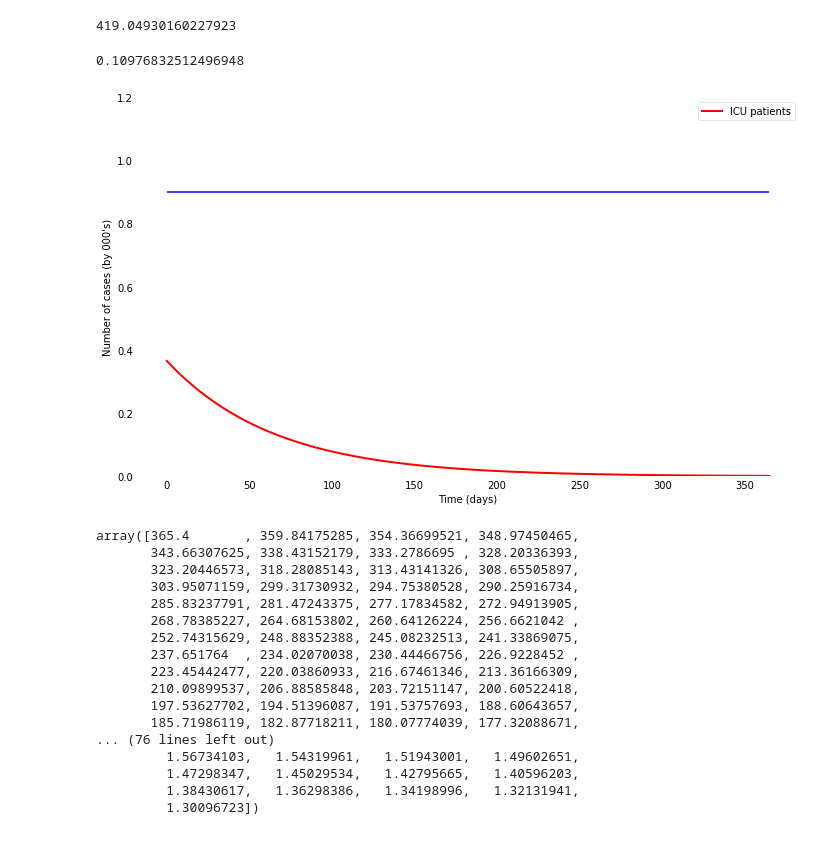
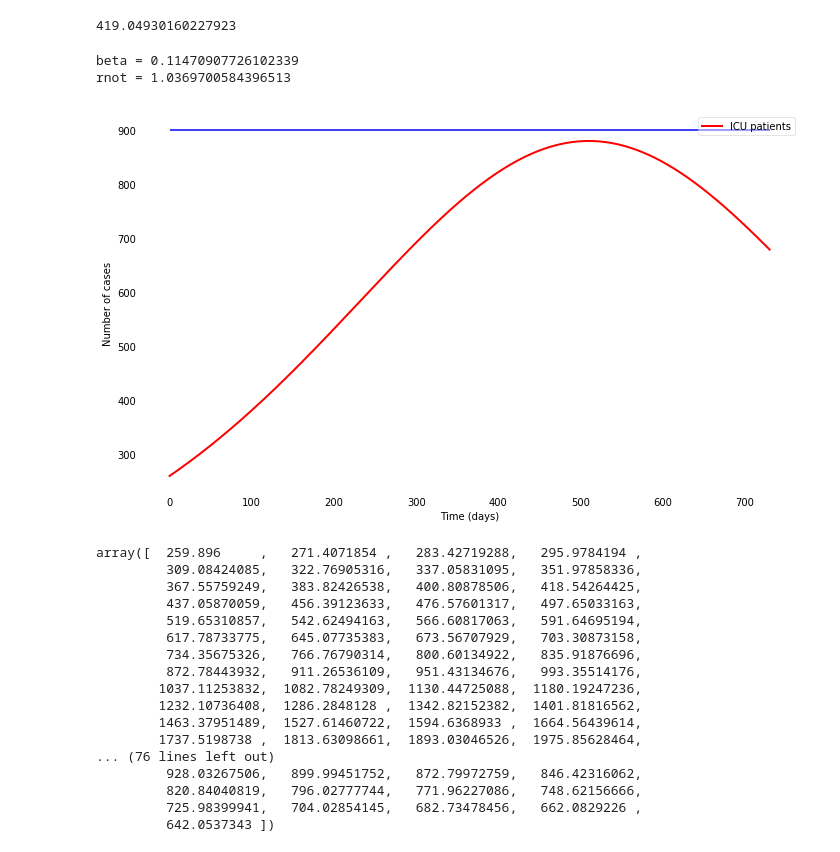
Before and after one commit to ericphamhung/covid-19, a Jupyter notebook: ontario_new.ipynb, the cells around one changed output. Cells and saved outputs as stored; diff of their text form; code cells hidden in the pictures.

```diff
--- a/ontario_new.ipynb
+++ b/ontario_new.ipynb
@@ -20,7 +20,7 @@ region = 'Ontario'
 # X3 = tor_df.count().iloc[:,1]   # for toronto
 # region = 'Toronto'
 
-# X3.drop(X3.tail(2).index,inplace=True)
+X3.drop(X3.tail(2).index,inplace=True)
 # %%
 from math import exp, sqrt
 from scipy import optimize
@@ -283,16 +297,28 @@ dsdt_from_data
 419.04930160227923
 # %%
 # get beta
-# dsdt = dsdt_from_data   #change from precious day
-dsdt = 401   #change from precious day
+
+dsdt = dsdt_from_data   #change from precious day
+# dsdt = 401   #change from precious day
 n = 14570000    #total pop
 it = 3654       # currently infectious
 rt = 3395       # currently recovered
 st = n - rt     # currently suscptible
 beta_from_data = (dsdt * n)/(st * it)
-beta_from_data
+gamma = 1/9.04     # time to recovery or death (average of 14 days)
+
+
+implied_rnot = beta_from_data/gamma
+print('beta = {}'.format(beta_from_data))
+print('rnot = {}'.format(implied_rnot))
+
+#rates (in 1/days)
+# rnot = 1.5      # estimated to be between 1.4 - 3.8
+# beta = rnot*gamma     # infection rate
+beta = beta_from_data
 # %% [output]
-0.10976832512496948
+beta = 0.11470907726102339
+rnot = 1.0369700584396513
 # %%
 import numpy as np
 from scipy.integrate import odeint
@@ -303,21 +329,16 @@ import matplotlib.pyplot as plt
 N = 14570000
 
 # initial number of infected and recovered
-I0 = 3654
-R0 = 3395
+I0 = 3822
+R0 = 3648
 
 # everyone else
 S0 = N- I0 - R0
 
 
-#rates (in 1/days)
-rnot = 1.5      # estimated to be between 1.4 - 3.8
-gamma = 1/8      # time to recovery or death (average of 14 days)
-# beta = rnot*gamma     # infection rate
-beta = beta_from_data
 
 # create grid of time points
-days = 365
+days = 365*2
 t = np.linspace(0,days,days)
 
 # differential equations with SIR model
@@ -334,56 +355,56 @@ y0 = S0, I0, R0
 # integration SIR equation over time space
 ret = odeint(deriv, y0, t, args=(N,beta,gamma))
 S, I, R = ret.T
 
 # hospitalization rate
-h_rate = 0.10
+h_rate = 0.068
 
 # Plot the data on three separate curves for S(t), I(t) and R(t)
 
 fig = plt.figure(facecolor='w',figsize=(10, 6))
 ax = fig.add_subplot(111, axisbelow=True)
 # ax.plot(t, S/1000, 'k', alpha=0.5, lw=2, label='S(t)')
 # ax.plot(t, I/1000, 'r', alpha=0.5, lw=2, label='I(t)')
-ax.plot(t, (I/1000)*h_rate, 'r', alpha=1, lw=2, label='ICU patients')
+ax.plot(t, (I)*h_rate, 'r', alpha=1, lw=2, label='ICU patients')
 # ax.plot(t, R/1000, 'green', alpha=1, lw=2, label='R(t)')
 ax.set_xlabel('Time (days)')
-ax.set_ylabel("Number of cases (by 000's)")
-ax.set_ylim(0,1.2)
+ax.set_ylabel("Number of cases")
+# ax.set_ylim(0,1.2)
 ax.yaxis.set_tick_params(length=0)
 ax.xaxis.set_tick_params(length=0)
 ax.grid(b=True, which='major', c='w', lw=2, ls='-')
 legend = ax.legend()
 legend.get_frame().set_alpha(0.5)
 for spine in ('top', 'right', 'bottom', 'left'):
     ax.spines[spine].set_visible(False)
 
 # health system capacity
 cap = 900
-ax.hlines(y=cap/1000,xmin=0, xmax=t[-1], color='b')
+ax.hlines(y=cap,xmin=0, xmax=t[-1], color='b')
 
 plt.tight_layout()
 
 # plt.savefig('./figures/figure1.png', dpi=300)
 # plt.show()
 # %% [output]
-[figure, old version]
+[figure, new version]
 # %%
 (I)*h_rate
 # %% [output]
-array([365.4       , 359.84175285, 354.36699521, 348.97450465,
-       343.66307625, 338.43152179, 333.2786695 , 328.20336393,
-       323.20446573, 318.28085143, 313.43141326, 308.65505897,
-       303.95071159, 299.31730932, 294.75380528, 290.25916734,
-       285.83237791, 281.47243375, 277.17834582, 272.94913905,
-       268.78385227, 264.68153802, 260.64126224, 256.6621042 ,
-       252.74315629, 248.88352388, 245.08232513, 241.33869075,
-       237.651764  , 234.02070038, 230.44466756, 226.9228452 ,
-       223.45442477, 220.03860933, 216.67461346, 213.36166309,
-       210.09899537, 206.88585848, 203.72151147, 200.60522418,
-       197.53627702, 194.51396087, 191.53757693, 188.60643657,
-       185.71986119, 182.87718211, 180.07774039, 177.32088671,
+array([  259.896     ,   271.4071854 ,   283.42719288,   295.9784194 ,
+         309.08424085,   322.76905316,   337.05831095,   351.97858336,
+         367.55759249,   383.82426538,   400.80878506,   418.54264425,
+         437.05870059,   456.39123633,   476.57601317,   497.65033163,
+         519.65310857,   542.62494163,   566.60817063,   591.64695194,
+         617.78733775,   645.07735383,   673.56707929,   703.30873158,
+         734.35675326,   766.76790314,   800.60134922,   835.91876696,
+         872.78443932,   911.26536109,   951.43134676,   993.35514176,
+        1037.11253832,  1082.78249309,  1130.44725088,  1180.19247236,
+        1232.10736408,  1286.2848128 ,  1342.82152382,  1401.81816562,
+        1463.37951489,  1527.61460722,  1594.6368933 ,  1664.56439614,
+        1737.5198738 ,  1813.63098661,  1893.03046526,  1975.85628464,
 ... (76 lines left out)
-         1.56734103,   1.54319961,   1.51943001,   1.49602651,
-         1.47298347,   1.45029534,   1.42795665,   1.40596203,
-         1.38430617,   1.36298386,   1.34198996,   1.32131941,
-         1.30096723])
+         928.03267506,   899.99451752,   872.79972759,   846.42316062,
+         820.84040819,   796.02777744,   771.96227086,   748.62156666,
+         725.98399941,   704.02854145,   682.73478456,   662.0829226 ,
+         642.0537343 ])
```
Also changed, not shown: parts of 6 cells of this notebook, 2 other files.
